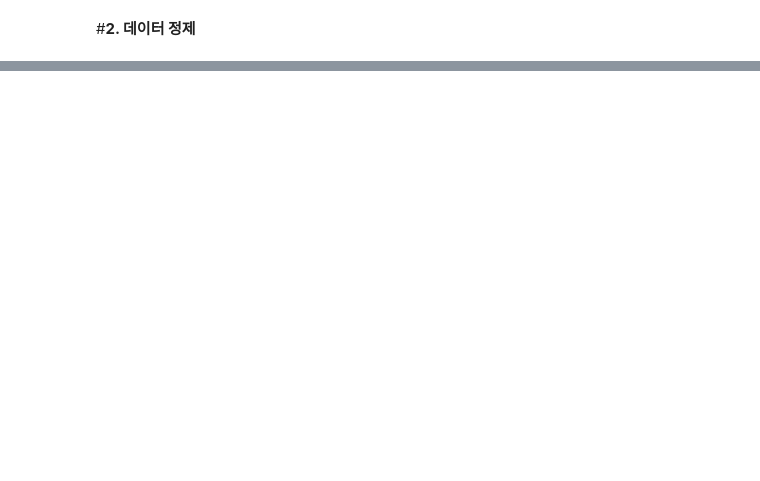
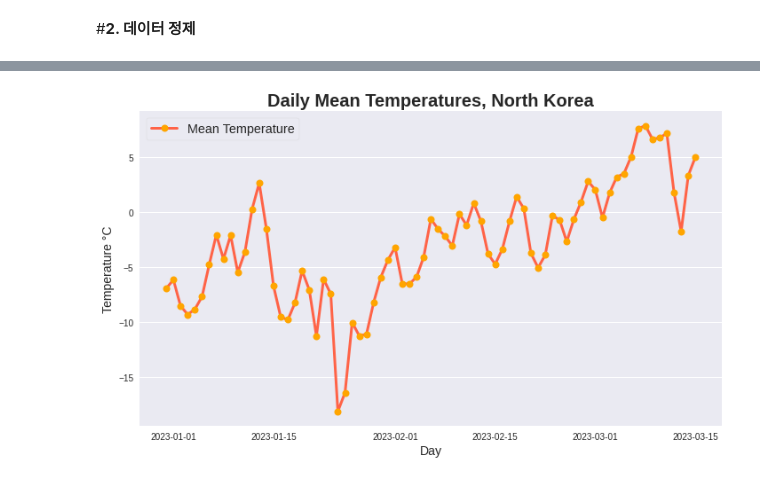
Before and after one commit to thdfydgh/MilitaryProjectDA, a Jupyter notebook: NorthKoreaDA.ipynb, the cells around one changed output, grey strips where cells are left out. Cells and saved outputs as stored; diff of their text form; code cells hidden in the pictures; blank space fills up the shorter version.

```diff
--- a/NorthKoreaDA.ipynb
+++ b/NorthKoreaDA.ipynb
@@ -40,0 +237,9 @@ data.tail()
+# %%
+# 일자별로 모든 관측지역의 평균 기온을 구하기
+daily_temp = round(data['기온(°C)'].resample('D').mean(), 2)
+daily_temp.head()
+
+#print(data.resample(rule='3H',kind='timestamp').sum().index)
+# index메서드를 통해 인덱스 정보 확인 가능
+#DatetimeIndex(data['일시'],dtype='datetime64[ns]', freq='3T')
+# 분류가 DatetimeIndex 이며 dtype='datetime`으로 설정됨.
@@ -40,0 +278,4 @@ data.tail()
+# %%
+# 일자별 평균 기온 데이터 인덱스 재설정 하여 '일시' 데이터를 열로 만들기
+daily_temp = daily_temp.reset_index()
+daily_temp.head()
@@ -40,0 +289,29 @@ data.tail()
+# %%
+# 그래프 스타일 지정하기
+plt.style.use('seaborn')
+
+# 그래프 속성 설정하기
+fig, ax = plt.subplots(1, figsize=(10, 6))
+
+# X축, Y축 데이터 지정하기
+x = daily_temp.일시_dt
+y = daily_temp['기온(°C)']
+
+# 그래프 데이터와 속성 설정하기
+plt.plot(x, y, color = 'tomato',  linestyle='-', marker='o',  mfc='orange', linewidth = 3, markersize = 8)
+
+plt.grid(axis = 'x')
+
+# 그래프 제목 및 속성 설정하기
+plt.title('Daily Mean Temperatures, North Korea', fontdict={'fontsize': 20, 'weight': 'bold'})
+
+# X, Y축에 제목 설정하기
+plt.xlabel('Day', fontdict={'fontsize': 14})
+plt.ylabel('Temperature °C', fontdict={'fontsize': 14})
+
+# 그래프안에 데이터 설명(레전드) 넣기
+plt.legend(['Mean Temperature'], frameon=True, fontsize='x-large')
+
+plt.tight_layout()
+# %% [output]
+[figure, added]
```
Also changed, not shown: parts of 26 cells of this notebook.
